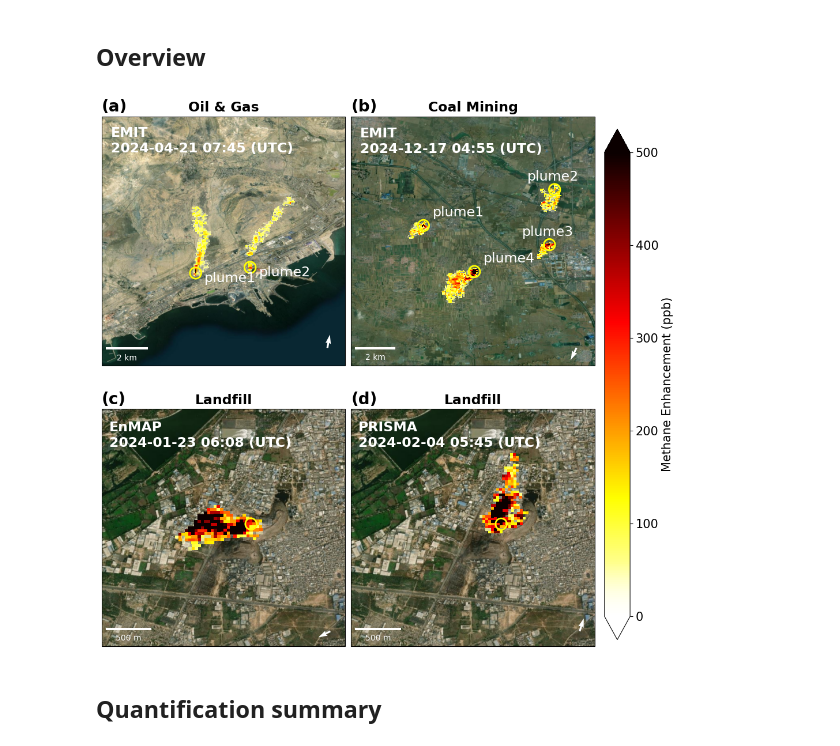
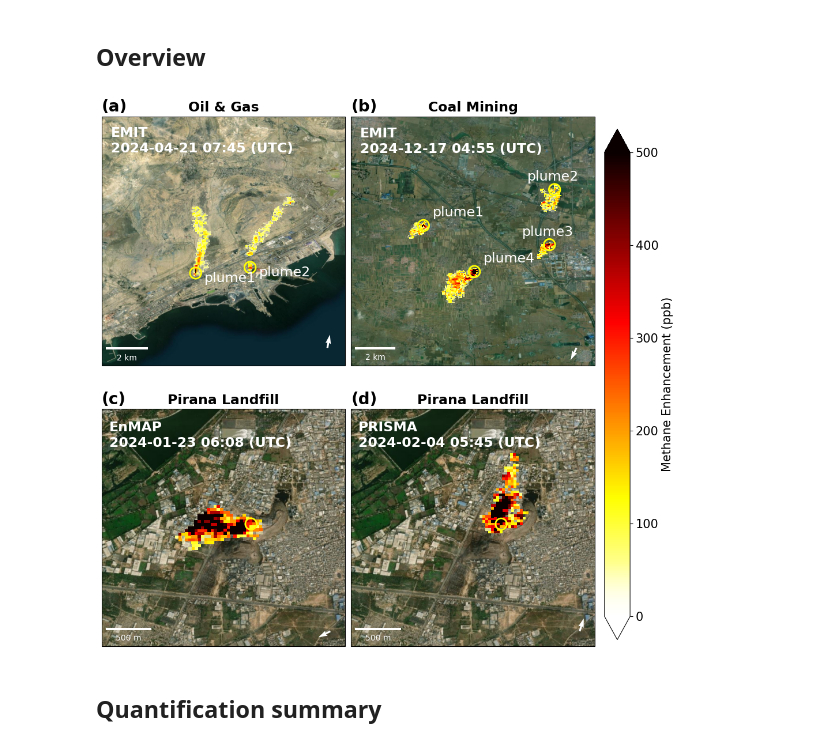
Before and after one commit to zxdawn/HyperGas-GMD, a Jupyter notebook: notebooks/ch4_emissions.ipynb, the cells around one changed output. Cells and saved outputs as stored; diff of their text form; code cells hidden in the pictures.

```diff
--- a/notebooks/ch4_emissions.ipynb
+++ b/notebooks/ch4_emissions.ipynb
@@ -182,7 +182,7 @@ ax = axs[1, 0]
 ds_landfill_enmap['ch4'].plot(ax=ax, x='longitude', y='latitude', vmin=0, vmax=vmax, cmap=my_cmap, add_colorbar=False, rasterized=True)
 ax.scatter(df_landfill_enmap['plume_longitude'], df_landfill_enmap['plume_latitude'], transform=proj, color='yellow',
            linewidth=2, marker='o', fc='none', s=200)
-ax.set_title('Landfill')
+ax.set_title('Pirana Landfill')
 
 # set extent
 landfill_bounds = df_landfill_enmap['plume_bounds'].item()
@@ -202,39 +202,39 @@ ax = axs[1, 1]
 m = ds_landfill_prisma['ch4'].plot(ax=ax, x='longitude', y='latitude', vmin=0, vmax=vmax, cmap=my_cmap, add_colorbar=False, rasterized=True)
 ax.scatter(df_landfill_prisma['plume_longitude'], df_landfill_prisma['plume_latitude'], transform=proj, color='yellow',
            linewidth=2, marker='o', fc='none', s=200)
-ax.set_title('Landfill')
+ax.set_title('Pirana Landfill')
 
 # set extent
 # landfill_bounds = df_landfill_prisma['plume_bounds'].item()
 # pad = 0.012
 # lon_min = landfill_bounds[0] - pad
 # lon_max = landfill_bounds[2] + pad
 # lat_min = landfill_bounds[1] - pad*0.95
 # lat_max = landfill_bounds[3] + pad*0.95
 ax.set_extent((lon_min, lon_max, lat_min, lat_max), crs=proj)
 
 add_scalebar(ax, lon_min, lat_min)
 add_time(df_landfill_prisma, ax, lon_min+pad*0.1, lat_max-pad*0.5, proj)
 add_wind(df_landfill_prisma, ax, lon_max-pad*0.2, lat_min+pad*0.2, pad, proj)
 
 # add_time(df_landfill_prisma, ax, lon_min+pad*0.1, lat_max-pad*0.4, proj)
 # add_wind(df_landfill_prisma, ax, lon_max-pad*0.2, lat_min+pad*0.2, pad, proj)
 
 for ax in axs.flatten():
     cx.add_basemap(ax, crs=proj, source=cx.providers.Esri.WorldImagery)
     # remove attributions
     ax.texts[-1].remove()
 
 for n, ax in enumerate(axs.flatten()):
     ax.text(0, 1.02, '({})'.format(string.ascii_lowercase[n]),
             transform=ax.transAxes,
             size=20, weight='bold')
 
 # add colorbar
 fig.colorbar(m, ax=axs, label='Methane Enhancement (ppb)', extend='both', pad=0.02, shrink=0.9)
 fig.savefig('../figures/methane_emiss_cases.pdf', bbox_inches='tight')
 # %% [output]
-[figure, old version]
+[figure, new version]
 # %% [markdown]
 ## Quantification summary
 # %%
```
